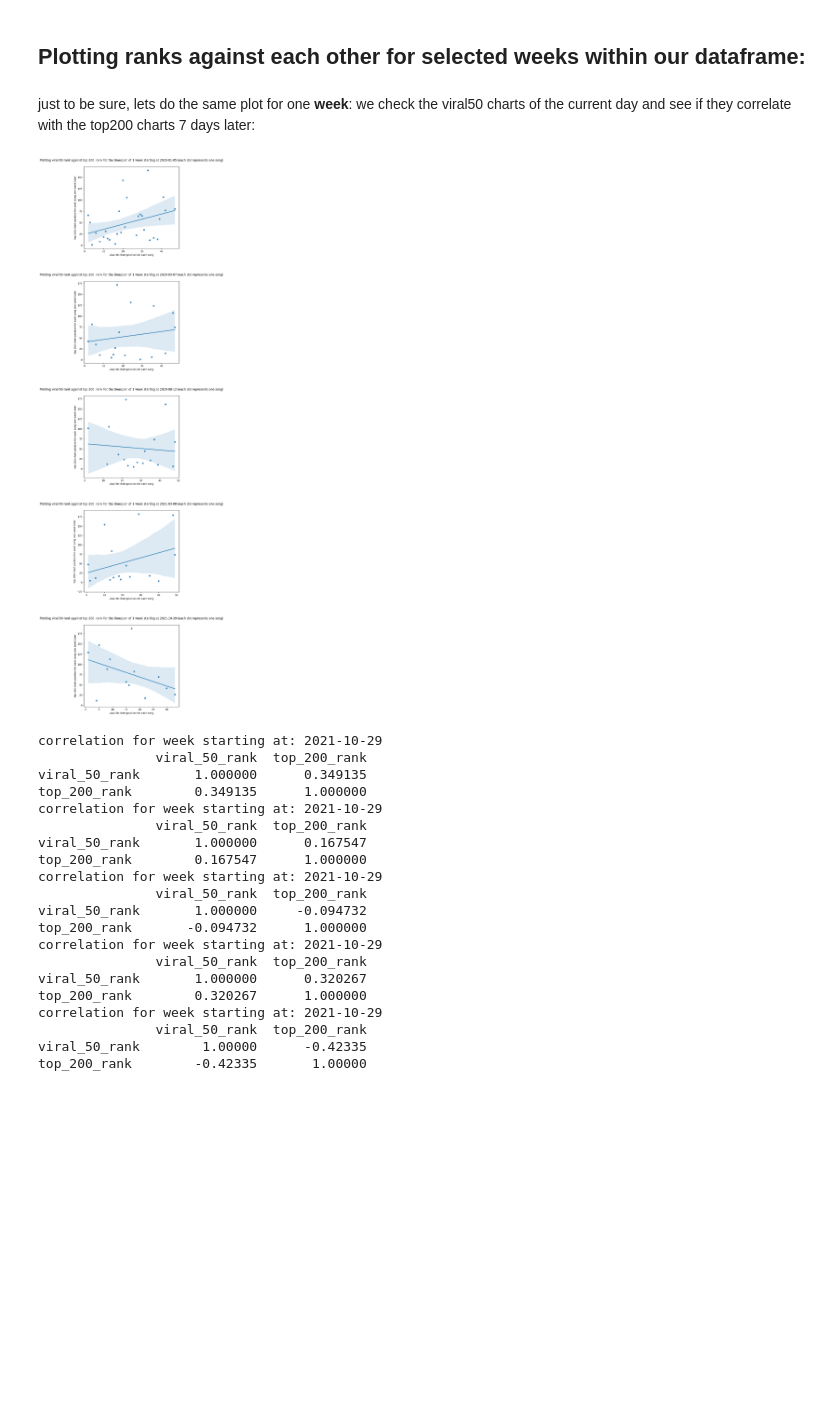
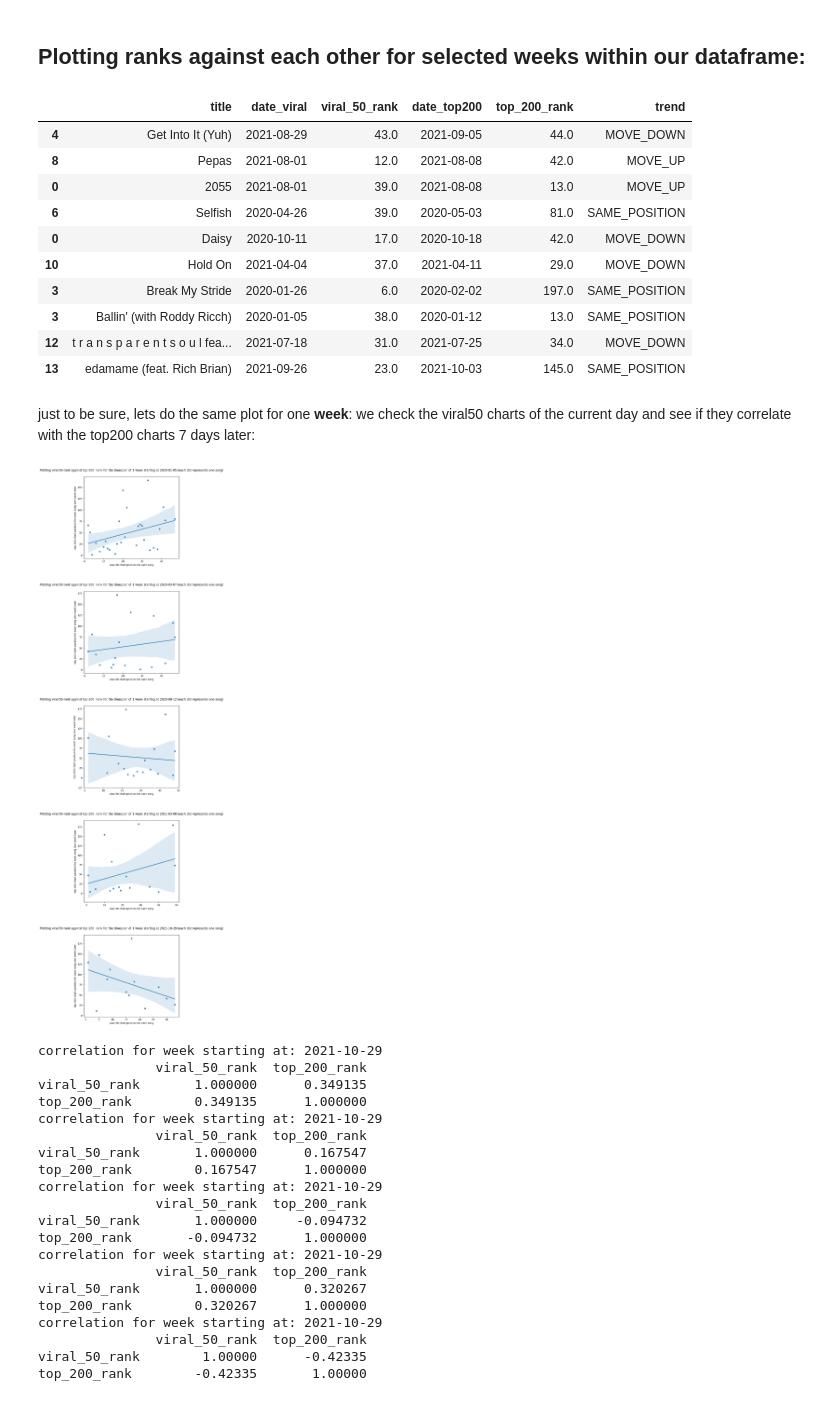
Before and after one commit to Falk358/data_science, a Jupyter notebook: project/02_exploratory_data_analysis.ipynb, the cells around one changed output. Drawn from its saved outputs; the diff is of its cells as text; code cells hidden in the pictures; blank space fills up the shorter version.

```diff
--- a/project/02_exploratory_data_analysis.ipynb
+++ b/project/02_exploratory_data_analysis.ipynb
@@ -131,19 +131,24 @@ def get_rank_title_per_week_df(titles, viral_50, top_200, curr_date = "2020-01-0
     title_keys = []
     dates_viral = []
     dates_top200 = []
+    trends = []
     for my_title in titles:
         #print(f"list lengths: viral_ranks length: {len(viral_ranks)}\n top_200 length: {len(top_200_ranks)}\n titles length: {len(titles)}")
         viral_rank = viral_50.loc[(viral_50["title"] == my_title) & (viral_50["date"] == date_current),["rank"]]
+        trend = viral_50.loc[(viral_50["title"] == my_title) & (viral_50["date"] == date_current),["trend"]]
         if viral_rank.empty:
             #print(f"Error couldnt retrieve viral50 rank for title {my_title}")
             pass
         else:
             viral_ranks.append(viral_rank.iloc[0]["rank"]) # this is a dataframe which should only contain 1 value, we extract it with iloc
+            trends.append(trend.iloc[0]["trend"])
             top_200_rank = top_200.loc[(top_200["title"] == my_title) & (top_200["date"] == date_next), ["rank"]]
             if top_200_rank.empty:
                 #print(f"Error couldnt retrieve top200 rank for title {my_title}")
+                # fix viral data entry so length is the same because there is no top200 rank for this viral rank
                 if  len(viral_ranks) > 0:
-                    viral_ranks.pop() #fix viral data entry so length is the same
+                    viral_ranks.pop()
+                    trends.pop()
             else:
                 top_200_ranks.append(top_200_rank.iloc[0]["rank"])# this is a dataframe which should only contain 1 value, we extract it with iloc
                 title_keys.append(my_title)
@@ -156,16 +161,11 @@ def get_rank_title_per_week_df(titles, viral_50, top_200, curr_date = "2020-01-0
             "date_viral" : dates_viral,
             "viral_50_rank" : viral_ranks,
             "date_top200" : dates_top200,
-            "top_200_rank" : top_200_ranks
-
+            "top_200_rank" : top_200_ranks,
+            "trend" : trends
         }
     )
     return df
-# %%
-dates_to_check = ["2020-01-05", "2020-03-07","2020-08-12", "2021-03-08", "2021-10-29"]
-rank_title_week = dict.fromkeys(dates_to_check)
-for my_date in dates_to_check:
-        rank_title_week[my_date] = get_rank_title_per_week_df(usable_titles, viral_50 = viral_50, top_200 = top_200, curr_date=my_date, delta=7)
 # %%
 # write data to csv for prediction step
 list_df = []
@@ -175,4 +175,15 @@ for my_date in dates_pred:
 # %%
 df_pred = pd.concat(list_df)
 df_pred.sample(10)
-df_pred.to_csv("../data/weekly_ranks.csv")
+# %% [output]
+|  | title | date_viral | viral_50_rank | date_top200 | top_200_rank | trend |
+| 4 | Get Into It (Yuh) | 2021-08-29 | 43.0 | 2021-09-05 | 44.0 | MOVE_DOWN |
+| 8 | Pepas | 2021-08-01 | 12.0 | 2021-08-08 | 42.0 | MOVE_UP |
+| 0 | 2055 | 2021-08-01 | 39.0 | 2021-08-08 | 13.0 | MOVE_UP |
+| 6 | Selfish | 2020-04-26 | 39.0 | 2020-05-03 | 81.0 | SAME_POSITION |
+| 0 | Daisy | 2020-10-11 | 17.0 | 2020-10-18 | 42.0 | MOVE_DOWN |
+| 10 | Hold On | 2021-04-04 | 37.0 | 2021-04-11 | 29.0 | MOVE_DOWN |
+| 3 | Break My Stride | 2020-01-26 | 6.0 | 2020-02-02 | 197.0 | SAME_POSITION |
+| 3 | Ballin' (with Roddy Ricch) | 2020-01-05 | 38.0 | 2020-01-12 | 13.0 | SAME_POSITION |
+| 12 | t r a n s p a r e n t s o u l fea... | 2021-07-18 | 31.0 | 2021-07-25 | 34.0 | MOVE_DOWN |
+| 13 | edamame (feat. Rich Brian) | 2021-09-26 | 23.0 | 2021-10-03 | 145.0 | SAME_POSITION |
@@ -188,7 +201,7 @@ for i, date in enumerate(rank_title_week):
     ax[i].set_ylabel("top 200 chart position for each song one week later")
 fig.show()
 # %% [output]
-[figure, old version]
+[figure, new version]
 # %%
 for my_date, my_df in rank_title_week.items():
     print(f"correlation for week starting at: {date}")
```
Also changed, not shown: parts of 9 cells of this notebook, 1 other file.
